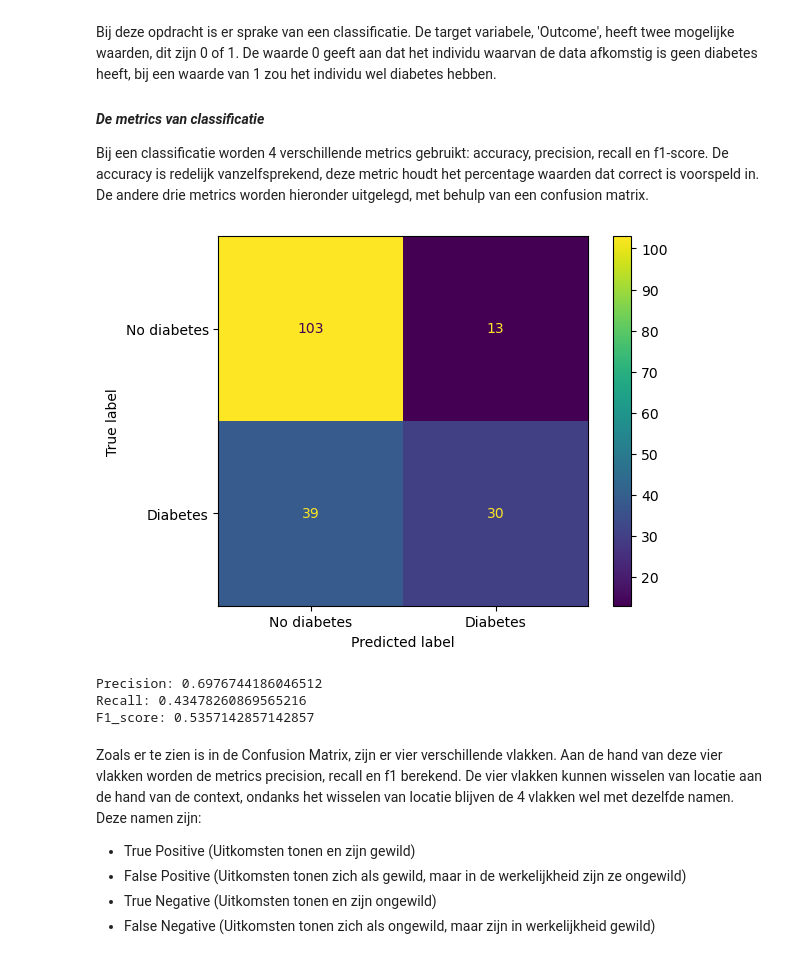
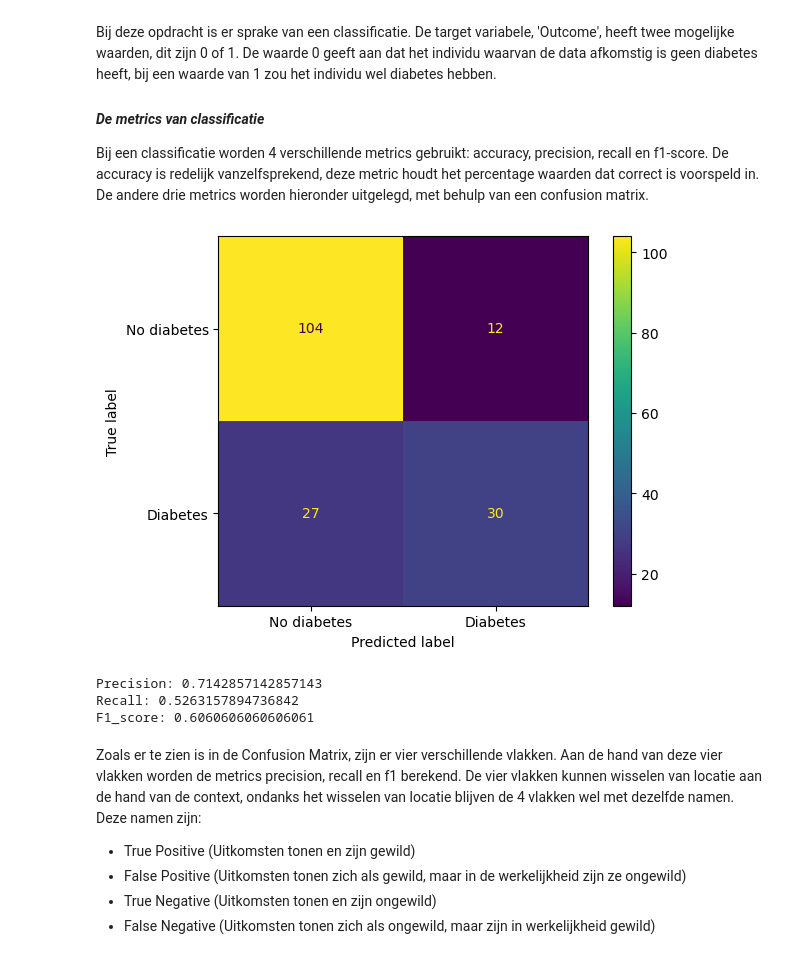
Before and after one commit to BJHeemskerk/MachineLearning, a Jupyter notebook: Notebook_Busse.ipynb, the cells around one changed output. Drawn from its saved outputs; the diff is of its cells as text; code cells hidden in the pictures.

```diff
--- a/Notebook_Busse.ipynb
+++ b/Notebook_Busse.ipynb
@@ -569,13 +425,13 @@ class Classificatie:
               f"F1_score: {f1}")
 # %%
 model = Classificatie(train_scaled, 'Outcome')
-model.lr(rapport=False)
+model.model_logreg(rapport=False)
 model.confusion_matrix()
 # %% [output]
-[figure, old version]
+[figure, new version]
-Precision: 0.6976744186046512
-Recall: 0.43478260869565216
-F1_score: 0.5357142857142857
+Precision: 0.7142857142857143
+Recall: 0.5263157894736842
+F1_score: 0.6060606060606061
 # %% [markdown]
 Zoals er te zien is in de Confusion Matrix, zijn er vier verschillende vlakken. Aan de hand van deze vier vlakken worden de metrics precision, recall en f1 berekend. De vier vlakken kunnen wisselen van locatie aan de hand van de context, ondanks het wisselen van locatie blijven de 4 vlakken wel met dezelfde namen. Deze namen zijn:
 - True Positive (Uitkomsten tonen en zijn gewild)
```
Also changed, not shown: parts of 24 cells of this notebook, 3 other files.
